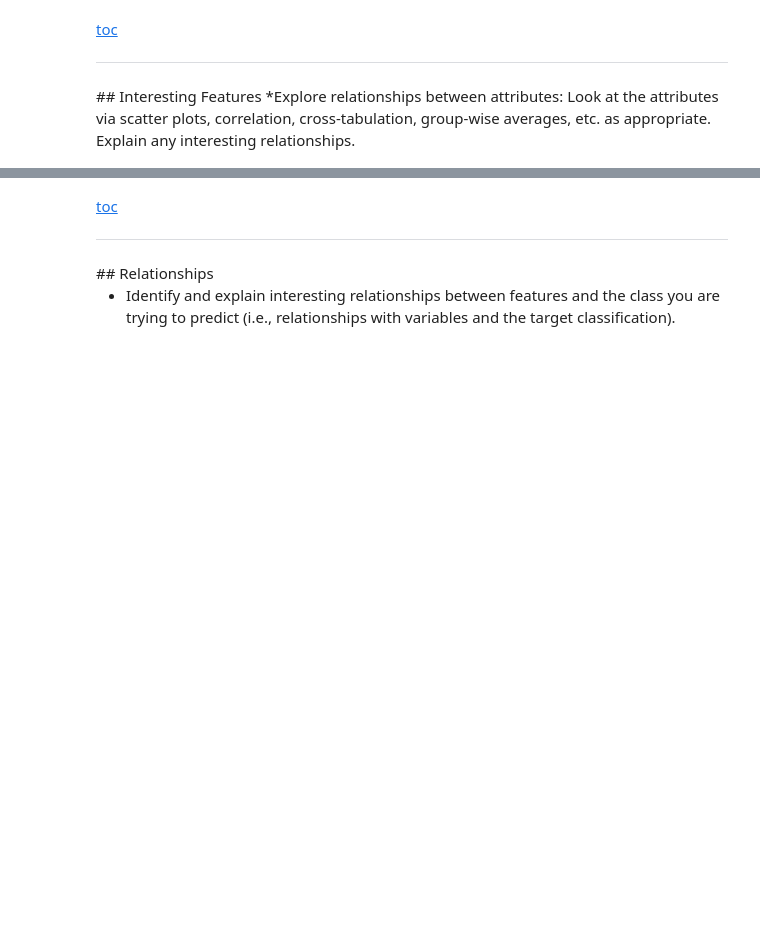
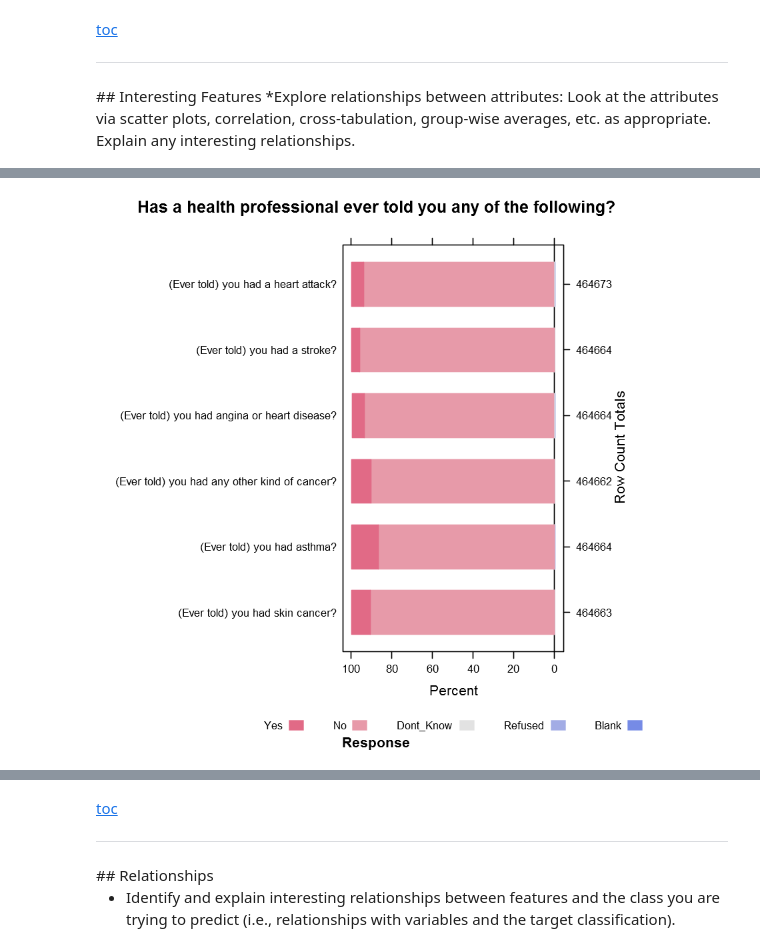
Before and after one commit to RahnL/DataScience-SMU, a Jupyter notebook: DataMining/DataMining-Lab1.ipynb, the cells around one changed output, grey strips where cells are left out. Drawn from its saved outputs; the diff is of its cells as text; code cells hidden in the pictures; blank space fills up the shorter version.

```diff
--- a/DataMining/DataMining-Lab1.ipynb
+++ b/DataMining/DataMining-Lab1.ipynb
@@ -512,0 +525,12 @@ Commentary on the chart above:
+# %%
+library(HH)
+
+#table format from BRFSS codebook
+chronic <- read.csv("data/chronicLikert.csv", header = T)
+as.data.frame(chronic)
+likert(Question ~ . , chronic[chronic$Subtable =="Chronic Health Conditions",],
+       as.percent=T,
+       main = 'Has a health professional ever told you any of the following?',
+       ylab = NULL,
+       sub= "Response")
+# %% [output]
@@ -512,0 +544 @@ Commentary on the chart above:
+[figure, added]
```
Also changed, not shown: parts of 8 cells of this notebook.
